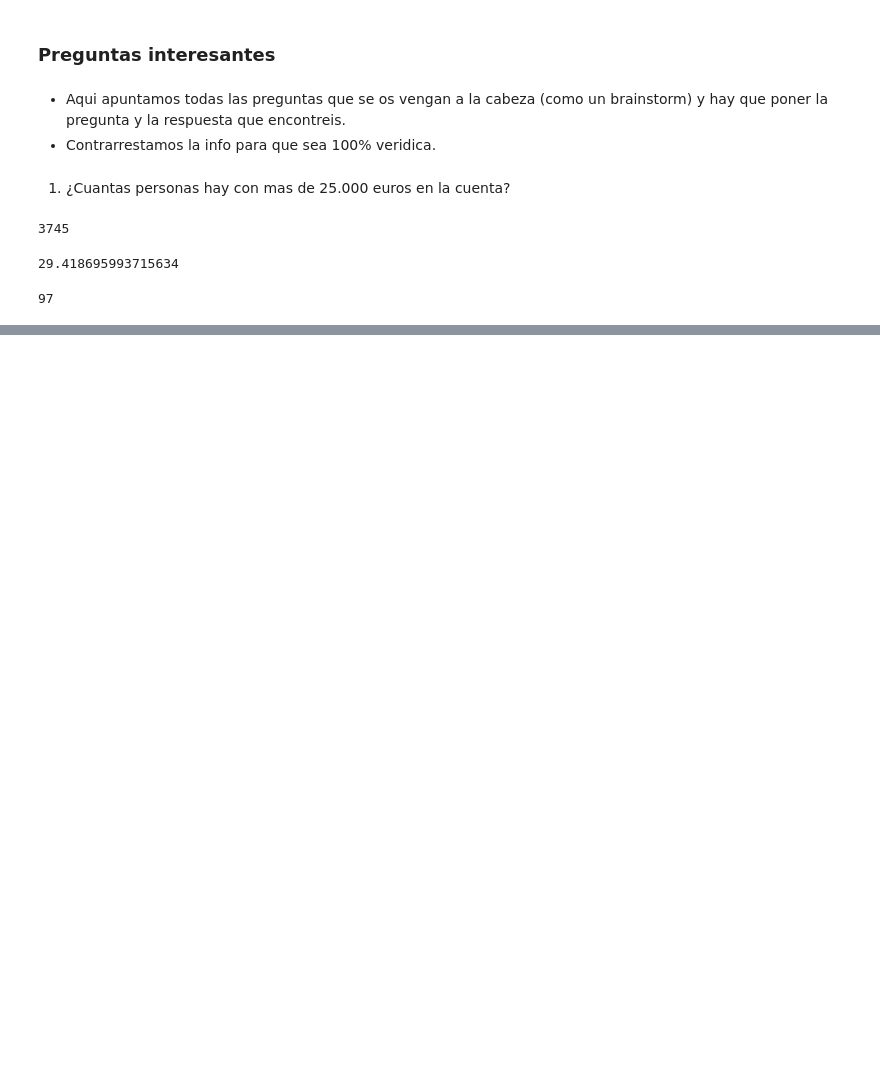
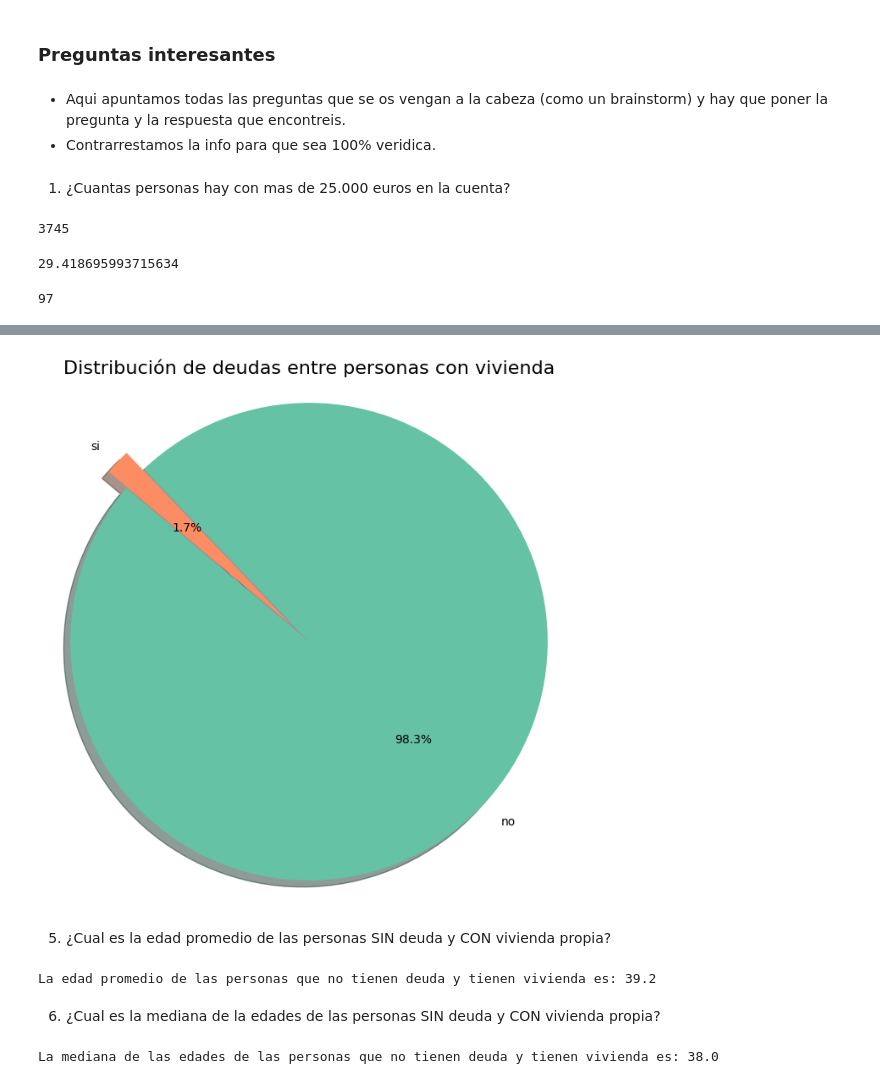
Before and after one commit to guillem-edo/AMACOR_Depositos, a Jupyter notebook: DATA/EDA.ipynb, the cells around one changed output, grey strips where cells are left out. Drawn from its saved outputs; the diff is of its cells as text; code cells hidden in the pictures; blank space fills up the shorter version.

```diff
--- a/DATA/EDA.ipynb
+++ b/DATA/EDA.ipynb
@@ -100,0 +182,44 @@ len(df[df['saldo']>25000])
+# %%
+df_vivienda_si = df[df['vivienda'] == 'si']
+
+# Contar el número de personas con y sin deuda
+deudas_vivienda_si = df_vivienda_si['deuda'].value_counts()
+
+# Configuración de colores y estilos
+colors = ['#66c2a5', '#fc8d62']  # Colores más agradables
+explode = (0.1, 0)  # Destacar la porción "Tiene deuda"
+
+# Crear el gráfico de torta
+plt.figure(figsize=(8, 8))  # Ajustar el tamaño del gráfico
+plt.pie(deudas_vivienda_si, labels=deudas_vivienda_si.index, autopct='%1.1f%%', colors=colors, explode=explode,
+        shadow=True, startangle=140)
+
+# Personalizar el gráfico
+plt.title('Distribución de deudas entre personas con vivienda', fontsize=16)
+plt.axis('equal')  # Hacer que el gráfico de torta sea un círculo
+
+# Mostrar el gráfico
+plt.show()
+# %% [output]
+[figure, added]
+# %% [markdown]
+5. ¿Cual es la edad promedio de las personas SIN deuda y CON vivienda propia?
+# %%
+# Filtrar personas que no tienen deuda y tienen vivienda
+personas_sin_deuda_y_con_vivienda = df[(df['deuda'] == 'no') & (df['vivienda'] == 'si')]
+
+# Calcular la edad promedio
+edad_promedio = personas_sin_deuda_y_con_vivienda['edad'].mean()
+
+print("La edad promedio de las personas que no tienen deuda y tienen vivienda es:", round(edad_promedio, 2))
+# %% [output]
+La edad promedio de las personas que no tienen deuda y tienen vivienda es: 39.2
+# %% [markdown]
+6. ¿Cual es la mediana de la edades de las personas SIN deuda y CON vivienda propia?
+# %%
+# Calcular la mediana de las edades
+mediana_edades = personas_sin_deuda_y_con_vivienda['edad'].median()
+
+print("La mediana de las edades de las personas que no tienen deuda y tienen vivienda es:", mediana_edades)
+# %% [output]
+La mediana de las edades de las personas que no tienen deuda y tienen vivienda es: 38.0
```
Also changed, not shown: parts of 16 cells of this notebook.
